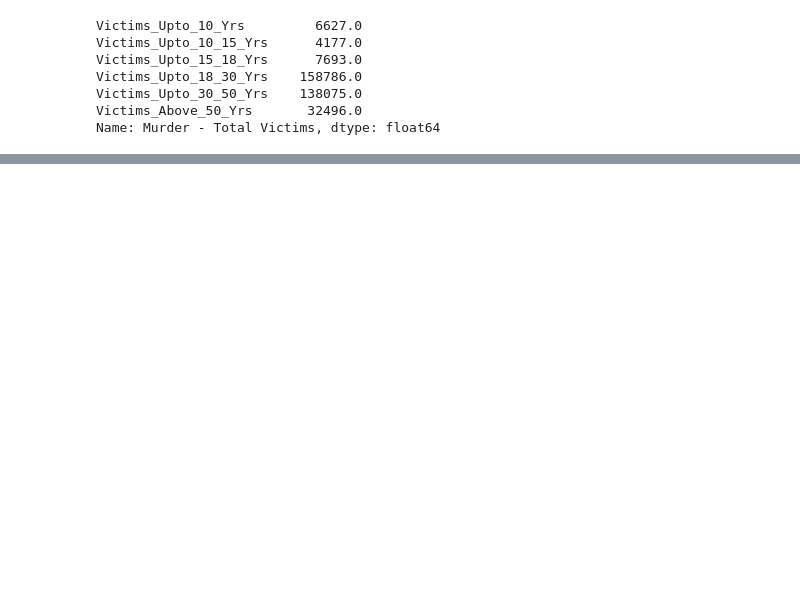
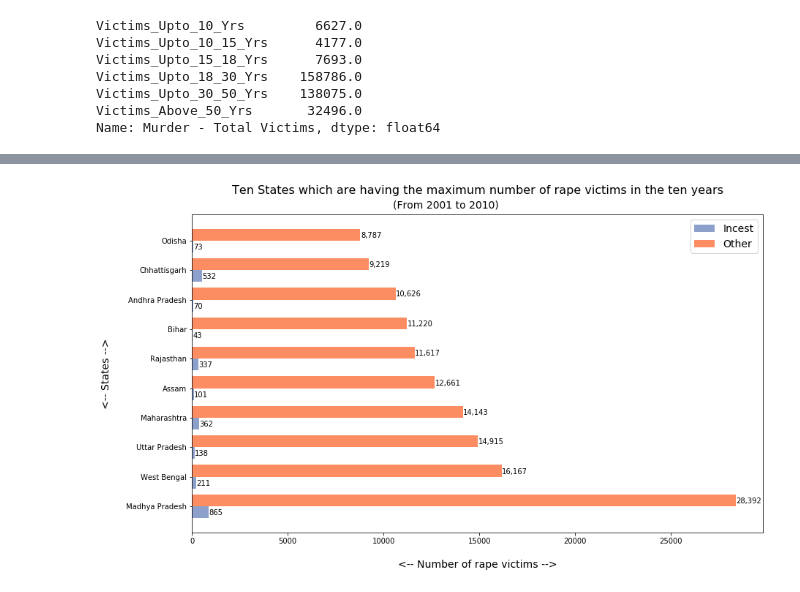
Before and after one commit to Suraj-DataScience-python/AIML, a Jupyter notebook: Visualization_Of_Crime_In_India_2001_To_2010/Insights_From_Indian_Crime_Data.ipynb, the cells around one changed output, grey strips where cells are left out. Saved outputs shown, nothing was run; the diff lists cells and outputs as text; code cells hidden in the pictures; blank space fills up the shorter version.

```diff
--- a/Visualization_Of_Crime_In_India_2001_To_2010/Insights_From_Indian_Crime_Data.ipynb
+++ b/Visualization_Of_Crime_In_India_2001_To_2010/Insights_From_Indian_Crime_Data.ipynb
@@ -570,0 +630,8 @@ plt.show()
+# %%
+rp_top_ten = rp.loc[rp.Subgroup == 'Total Rape Victims'].groupby("Area_Name").agg({"Victims_of_Rape_Total":"sum"}).sort_values(by="Victims_of_Rape_Total",ascending=False).head(10)
+rp_top_ten_i = rp.loc[rp.Subgroup == 'Victims of Incest Rape'].groupby("Area_Name").agg({"Victims_of_Rape_Total":"sum"})
+rp_top_ten_o = rp.loc[rp.Subgroup == 'Victims of Other Rape'].groupby("Area_Name").agg({"Victims_of_Rape_Total":"sum"})
+rp_top_ten = pd.merge(rp_top_ten,rp_top_ten_i,left_index=True,right_index=True,how="inner")
+rp_top_ten = pd.merge(rp_top_ten,rp_top_ten_o,left_index=True,right_index=True,how="inner")
+rp_top_ten = rp_top_ten.rename(columns={"Victims_of_Rape_Total_x":"Total","Victims_of_Rape_Total_y":"Incest","Victims_of_Rape_Total":"Other"})
+rp_top_ten
@@ -570,0 +651,44 @@ plt.show()
+# %%
+## Set height and postions
+pos = pd.Series(range(len(md_top_ten)))
+ht = 0.4
+
+## Visualize the percentage
+
+fig4, ax4 = plt.subplots(figsize=(14,8))
+p1 = ax4.barh(pos,rp_top_ten.Incest,ht,label="Incest",color="#8da0cb",align="edge")
+p1 = ax4.barh(pos+ht,rp_top_ten.Other,ht,label="Other",color="#fc8d62",align="edge")
+obj4 = [p1,p2]
+
+## Add y-axis labels
+plt.yticks(pos+ht,rp_top_ten.index)
+
+## Add x-axis labels
+# plt.xticks(range(0,70001,10000),[comma_separated(v) for v in range(0,70001,10000)])
+
+## Add y-axis title
+ax4.set_ylabel("<-- States -->", fontsize=14, labelpad=20)
+
+## Add x-axis title
+ax4.set_xlabel("<-- Number of rape victims -->", fontsize=14, labelpad=20)
+
+## Add Title
+ax4.set_title("Ten States which are having the maximum number of rape victims in the ten years", fontsize=16, y=1.05)
+
+## Add subtitle
+ax4.text(10500,10.5,"(From 2001 to 2010)", fontsize=14)
+
+## Add legends
+ax4.legend(bbox_to_anchor=(1,1),fontsize=14)
+
+## Add data labels
+for i, v in zip(pos,rp_top_ten.Incest):
+    ax4.text(v+20, i+0.1, str(comma_separated(v)))
+
+for i, v in zip(pos,rp_top_ten.Other):
+    ax4.text(v+20, i+ht+0.1, str(comma_separated(v)))
+
+
+plt.show()
+# %% [output]
+[figure, added]
```
Also changed, not shown: parts of 18 cells of this notebook.
